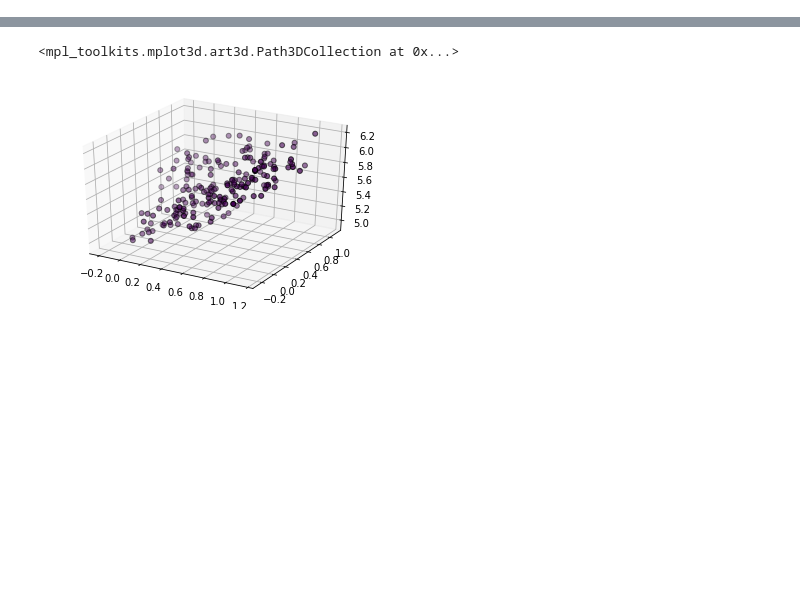
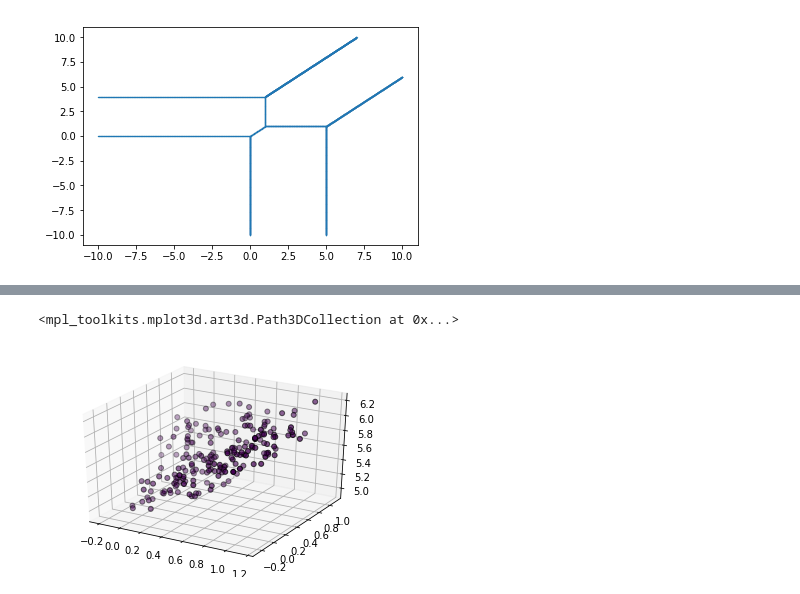
Before and after one commit to ssggreg/Tropical-NN, a Jupyter notebook: example.ipynb, the cells around one changed output, grey strips where cells are left out. Saved outputs shown, nothing was run; the diff lists cells and outputs as text; code cells hidden in the pictures; blank space fills up the shorter version.

```diff
--- a/example.ipynb
+++ b/example.ipynb
@@ -20,6 +20,37 @@ def l(x,y):
     return 5+y
 def m(x,y):
     return max(f(x,y),g(x,y),h(x,y),i(x,y),j(x,y),l(x,y))
+# %%
+def couple (f):
+    return (f(1,0)-f(0,0),f(0,1)-f(0,0))
+# %%
+def diffd (a,mn,b,r,u,X,k,c):
+    count = []
+    for i in range(0,len(a)):
+        if a[i]+mn>=0:
+            count.append(i)
+        if len(count) == 3:
+            X.append([b[i] for i in count])
+        if len(count)>= 2:
+            r.append(k)
+            u.append(c)
+    return r,u,X
+# %%
+t=np.linspace(-10,10,2002)
+r=[]
+u=[]
+X=[]
+b=[couple(f),couple(g),couple(h),couple(i),couple(j),couple(l)]
+for k in t:
+    for c in t:
+        mm = m(k,c)
+        a = [f(k,c)-mm,g(k,c)-mm,h(k,c)-mm,i(k,c)-mm,j(k,c)-mm,l(k,c)-mm]
+        r,u,X= diffd(a,0.01,b,r,u,X,k,c)
+# %%
+plt.scatter(r,u,0.01)
+plt.show()
+# %% [output]
+[figure, added]
 # %%
 p = Polynomial_Tropical((1,1,4),(0,2,1),(2,0,0),(0,0,5),(1,0,5),(0,1,5))
 x = np.linspace(-7, 7,100, endpoint=True)
```
Also changed, not shown: parts of 5 cells of this notebook, 4 other files.
